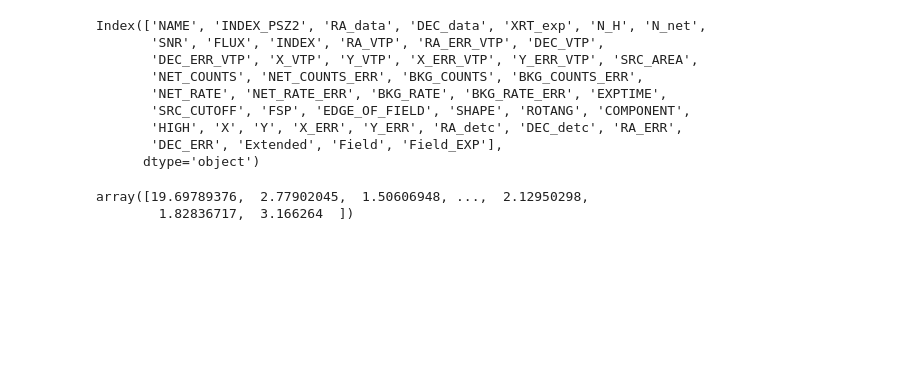
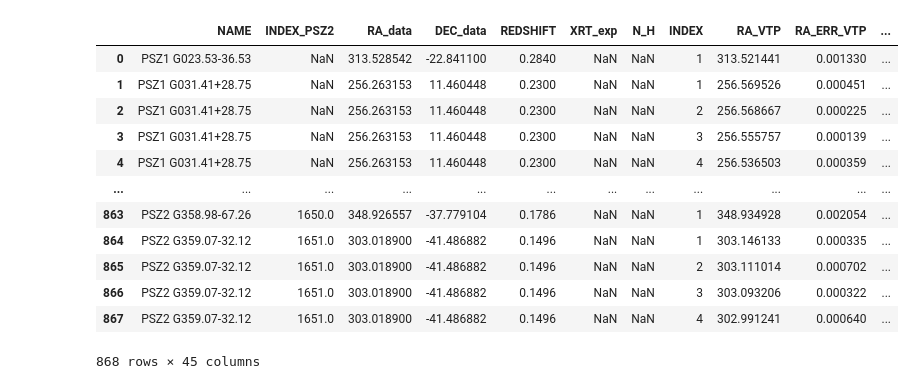
Before and after one commit to boada/swiftXRT, a Jupyter notebook: paper/04. Results Table.ipynb, the cells around one changed output. Cells and saved outputs as stored; diff of their text form; code cells hidden in the pictures; blank space fills up the shorter version.

```diff
--- a/paper/04. Results Table.ipynb
+++ b/paper/04. Results Table.ipynb
@@ -100,6 +122,3 @@ data[['NAME', 'INDEX_PSZ2', 'RA', 'DEC']][data['SWIFT'] == True][:10]
 # add more columns
 data['XRT_exp'] = np.nan
 data['N_H'] = np.nan
-data['N_net'] = np.nan
-data['SNR'] = np.nan
-data['FLUX'] = np.nan
@@ -142,2 +164,2 @@ df_cats
 # %%
-df_data = data[['NAME', 'INDEX_PSZ2', 'RA', 'DEC', 'XRT_exp', 'N_H', 'N_net', 'SNR', 'FLUX']][data['SWIFT']]
+df_data = data[['NAME', 'INDEX_PSZ2', 'RA', 'DEC', 'REDSHIFT', 'XRT_exp', 'N_H']][data['SWIFT']]
@@ -148,14 +186,18 @@ df_m = df_data.merge(df_cats,
                right_on='Field',
                suffixes=('_data', '_detc'))
 # %%
-df_m.columns
+df_m
 # %% [output]
+|  | NAME | INDEX_PSZ2 | RA_data | DEC_data | REDSHIFT | XRT_exp | N_H | INDEX | RA_VTP | RA_ERR_VTP | ... |
+| 0 | PSZ1 G023.53-36.53 | NaN | 313.528542 | -22.841100 | 0.2840 | NaN | NaN | 1 | 313.521441 | 0.001330 | ... |
+| 1 | PSZ1 G031.41+28.75 | NaN | 256.263153 | 11.460448 | 0.2300 | NaN | NaN | 1 | 256.569526 | 0.000451 | ... |
+| 2 | PSZ1 G031.41+28.75 | NaN | 256.263153 | 11.460448 | 0.2300 | NaN | NaN | 2 | 256.568667 | 0.000225 | ... |
+| 3 | PSZ1 G031.41+28.75 | NaN | 256.263153 | 11.460448 | 0.2300 | NaN | NaN | 3 | 256.555757 | 0.000139 | ... |
+| 4 | PSZ1 G031.41+28.75 | NaN | 256.263153 | 11.460448 | 0.2300 | NaN | NaN | 4 | 256.536503 | 0.000359 | ... |
+| ... | ... | ... | ... | ... | ... | ... | ... | ... | ... | ... | ... |
+| 863 | PSZ2 G358.98-67.26 | 1650.0 | 348.926557 | -37.779104 | 0.1786 | NaN | NaN | 1 | 348.934928 | 0.002054 | ... |
+| 864 | PSZ2 G359.07-32.12 | 1651.0 | 303.018900 | -41.486882 | 0.1496 | NaN | NaN | 1 | 303.146133 | 0.000335 | ... |
+| 865 | PSZ2 G359.07-32.12 | 1651.0 | 303.018900 | -41.486882 | 0.1496 | NaN | NaN | 2 | 303.111014 | 0.000702 | ... |
+| 866 | PSZ2 G359.07-32.12 | 1651.0 | 303.018900 | -41.486882 | 0.1496 | NaN | NaN | 3 | 303.093206 | 0.000322 | ... |
+| 867 | PSZ2 G359.07-32.12 | 1651.0 | 303.018900 | -41.486882 | 0.1496 | NaN | NaN | 4 | 302.991241 | 0.000640 | ... |
-Index(['NAME', 'INDEX_PSZ2', 'RA_data', 'DEC_data', 'XRT_exp', 'N_H', 'N_net',
-       'SNR', 'FLUX', 'INDEX', 'RA_VTP', 'RA_ERR_VTP', 'DEC_VTP',
-       'DEC_ERR_VTP', 'X_VTP', 'Y_VTP', 'X_ERR_VTP', 'Y_ERR_VTP', 'SRC_AREA',
-       'NET_COUNTS', 'NET_COUNTS_ERR', 'BKG_COUNTS', 'BKG_COUNTS_ERR',
-       'NET_RATE', 'NET_RATE_ERR', 'BKG_RATE', 'BKG_RATE_ERR', 'EXPTIME',
-       'SRC_CUTOFF', 'FSP', 'EDGE_OF_FIELD', 'SHAPE', 'ROTANG', 'COMPONENT',
-       'HIGH', 'X', 'Y', 'X_ERR', 'Y_ERR', 'RA_detc', 'DEC_detc', 'RA_ERR',
-       'DEC_ERR', 'Extended', 'Field', 'Field_EXP'],
-      dtype='object')
+868 rows × 45 columns
@@ -168,5 +203,0 @@ for index, row in df_m.iterrows():
-# %%
-sep
-# %% [output]
-array([19.69789376,  2.77902045,  1.50606948, ...,  2.12950298,
-        1.82836717,  3.166264  ])
```
Also changed, not shown: parts of 29 cells of this notebook.
